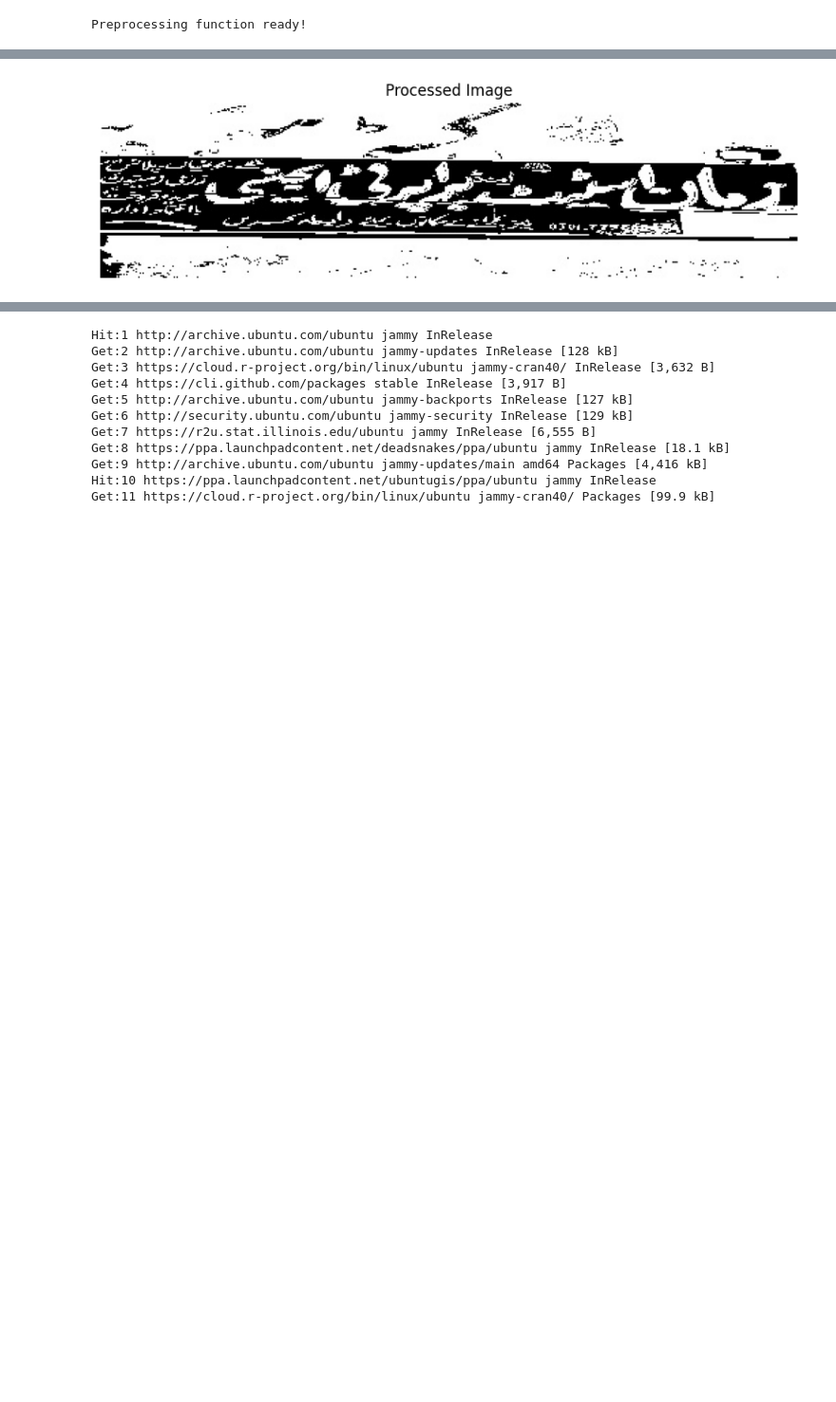
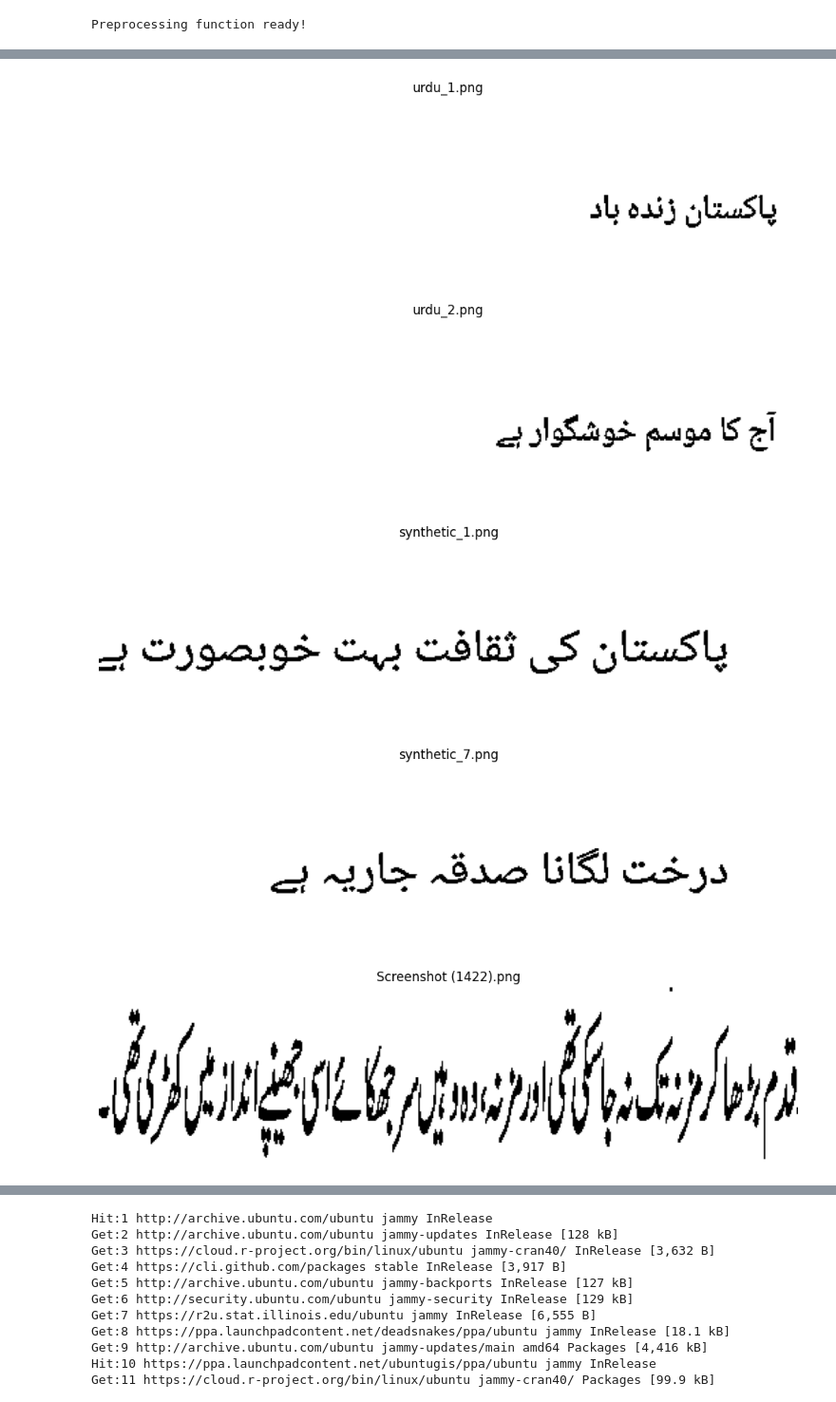
Before and after one commit to ZanebRA/urdu-ocr-codesaviours-si26-zaneb, a Jupyter notebook: SI26_Week2_Zaneb.ipynb, the cells around one changed output, grey strips where cells are left out. Shown at 95% size. Drawn from its saved outputs; the diff is of its cells as text; code cells hidden in the pictures; blank space fills up the shorter version.

```diff
--- a/SI26_Week2_Zaneb.ipynb
+++ b/SI26_Week2_Zaneb.ipynb
@@ -87,15 +99,33 @@ Check data/processed/ folder
 # %%
 import matplotlib.pyplot as plt
+import cv2
+import os
 
-# Display one processed image
-sample_image = "data/processed/14.jpg"   # Change the filename if needed
+samples = [
+    "urdu_1.png",
+    "urdu_2.png",
+    "synthetic_1.png",
+    "synthetic_7.png",
+    "Screenshot (1422).png",
+    "16.jpg"
+]
 
-img = cv2.imread(sample_image, cv2.IMREAD_GRAYSCALE)
+for name in samples:
+    path = os.path.join("data/processed", name)
 
-plt.figure(figsize=(10,3))
-plt.imshow(img, cmap="gray")
-plt.title("Processed Image")
-plt.axis("off")
-plt.show()
+    if os.path.exists(path):
+        img = cv2.imread(path, cv2.IMREAD_GRAYSCALE)
+
+        plt.figure(figsize=(12,3))
+        plt.imshow(img, cmap="gray")
+        plt.title(name)
+        plt.axis("off")
+        plt.show()
+    else:
+        print(f"{name} not found")
 # %% [output]
-[figure, old version]
+[figure, new version]
+[figure, added]
+[figure, added]
+[figure, added]
+[figure, added]
```
Also changed, not shown: parts of 3 cells of this notebook.
